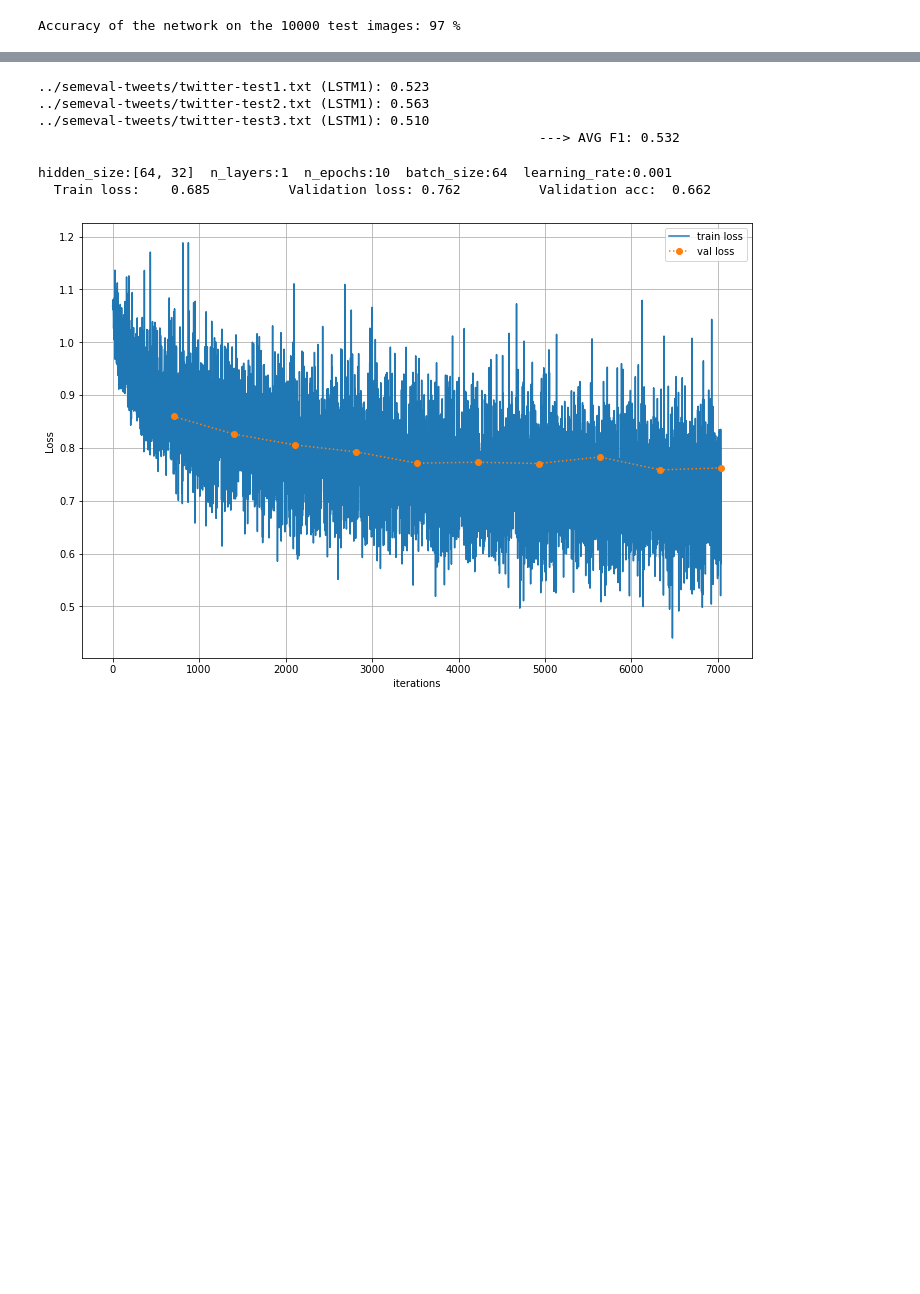
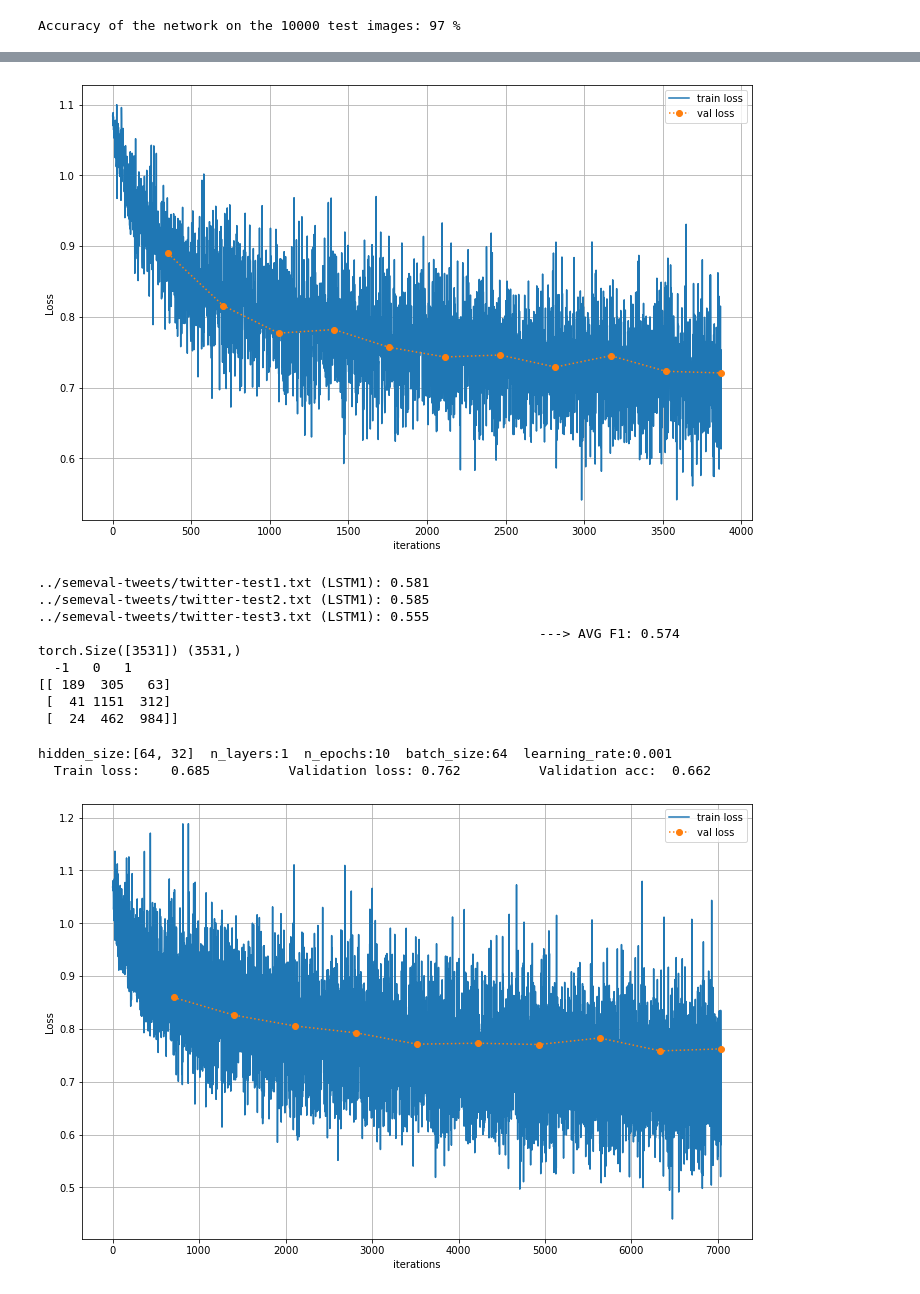
Before and after one commit to grohalex/NLP_TweetSentimentAnalysis, a Jupyter notebook: NN-testing.ipynb, the cells around one changed output, grey strips where cells are left out. Drawn from its saved outputs; the diff is of its cells as text; code cells hidden in the pictures; blank space fills up the shorter version.

Commit message:
added weighted-embedding selection of 5K words

```diff
--- a/NN-testing.ipynb
+++ b/NN-testing.ipynb
@@ -384,9 +386,8 @@ def random_seed_setup(seed):
 
 device = torch.device('cpu')                        # setting up the device
 random_seed_setup(123)                              # setting up the seed
-train_dataset = tweet_dataset("xy_train.pkl")    # loading data
-dev_dataset = tweet_dataset("xy_dev.pkl")
-test_dataset = tweet_dataset("xy_test1.pkl")
+train_dataset = tweet_dataset("xy-weighted2F1S/xy_train.pkl")    # loading WEIGHTED data !
+dev_dataset = tweet_dataset("xy-weighted2F1S/xy_dev.pkl")
 
 # Hyperparameters
 input_size = 100
@@ -395,9 +396,9 @@ hidden_size = 64
 hidden_size2 = 32
 n_layers = 1
 n_classes = 3
-n_epochs = 30
-batch_size = 64
-learning_rate = 0.0001
+n_epochs = 11
+batch_size = 128
+learning_rate = 0.001
 HYPER = {'hidden_size': [hidden_size,hidden_size2],'n_layers': n_layers,'n_epochs': n_epochs,'batch_size': batch_size,'learning_rate': learning_rate}
 
 # data loaders
@@ -406,8 +407,8 @@ dev_loader = DataLoader(dataset=dev_dataset, batch_size=batch_size, shuffle=True
 test_loader = DataLoader(dataset=test_dataset, batch_size=batch_size, shuffle=True, drop_last=True)
 
 # Fully connected neural network with one hidden layer
-class RNN(nn.Module):
-    def __init__(self, input_size, hidden_size, hidden_size2, n_layers, n_classes, embedding_matrix_file="embeddings.pkl"):
+class RNN(nn.Module):                                                                # -> adjusted the embeddings-weighted
+    def __init__(self, input_size, hidden_size, hidden_size2, n_layers, n_classes, embedding_matrix_file="xy-weighted2F1S/embeddings-weighted.pkl"):
         super(RNN, self).__init__()
 
         # load preprocessed embedding matrix
@@ -430,7 +431,6 @@ class RNN(nn.Module):
         self.embedding_dim = embedding_dim
         self.lstm = nn.LSTM(input_size, hidden_size, n_layers, batch_first=True)  #  x: (batch_size, seq, input_size)
         self.fc1 = nn.Linear(hidden_size, hidden_size2)
-        self.drop1= nn.Dropout(p=0.3)  # adding drop out
         self.relu = nn.ReLU()
         self.fc2 = nn.Linear(hidden_size2, n_classes)  # classification layer
 
@@ -448,7 +448,6 @@ class RNN(nn.Module):
         out = out[:,-1,:]  # take only the last time step in the sequence
             # (10, 60) ~ (batch_size, hidden_dim)
         out = self.fc1(out)
-        out = self.drop1(out)
         out = self.relu(out)
         out = self.fc2(out)
         return out
@@ -507,3 +506,4 @@ for epoch in tqdm(range(n_epochs)):
 print(f"  Train loss: \t {L[-1]:.3f} \t\tValidation loss: {L_validation[-1]:.3f}  \tValidation acc:  {val_accuracy:.3f} ")
 plt.figure(figsize=(12,8)); plt.plot(L, label="train loss");plt.xlabel('iterations');plt.ylabel('Loss');plt.grid()
 plt.plot(i_val, L_validation, 'o:', label="val loss"); plt.legend(); plt.show()
+# %% [output]
@@ -510,3 +512,4 @@ plt.plot(i_val, L_validation, 'o:', label="val loss"); plt.legend(); plt.show()
+[figure, added]
 # %%
 # test sets validation
 from sklearn.metrics import confusion_matrix
@@ -533,7 +536,7 @@ with open("preprocessing-sent-ID.pkl", 'rb') as inp_file:
     ID_test2 = list(IDs_test2.values())
     ID_test3 = list(IDs_test3.values())
 
-with open('xy_test1.pkl', 'rb') as inp_file:
+with open('xy-weighted2F1S/xy_test1.pkl', 'rb') as inp_file:
     temp = pickle.load(inp_file)
     [xs, ys] = temp
     xs1 = torch.from_numpy(xs)
@@ -541,7 +544,7 @@ with open('xy_test1.pkl', 'rb') as inp_file:
     xs1 = toTensor(xs1, dtype=torch.long, requires_grad=False)
     ys1 = toTensor(ys1, dtype=torch.long, requires_grad=False)
 
-with open('xy_test2.pkl', 'rb') as inp_file:
+with open('xy-weighted2F1S/xy_test2.pkl', 'rb') as inp_file:
     temp = pickle.load(inp_file)
     [xs, ys] = temp
     xs2 = torch.from_numpy(xs)
@@ -549,7 +552,7 @@ with open('xy_test2.pkl', 'rb') as inp_file:
     xs2 = toTensor(xs2, dtype=torch.long, requires_grad=False)
     ys2 = toTensor(ys2, dtype=torch.long, requires_grad=False)
 
-with open('xy_test3.pkl', 'rb') as inp_file:
+with open('xy-weighted2F1S/xy_test3.pkl', 'rb') as inp_file:
     temp = pickle.load(inp_file)
     [xs, ys] = temp
     xs3 = torch.from_numpy(xs)
@@ -582,14 +585,30 @@ s2 = evaluate(pred_dict2, '../semeval-tweets/twitter-test2.txt', classifier="LST
 s3 = evaluate(pred_dict3, '../semeval-tweets/twitter-test3.txt', classifier="LSTM1")
 print(f"\t\t\t\t\t\t\t\t---> AVG F1: {(s1+s2+s3)/3:.3f}")
 
-# conf = confusion_matrix(ys.detach().numpy(), y_pred.detach().numpy())
-# print('  -1   0   1')
-# print(conf)
+conf = confusion_matrix(ys1.detach().numpy(), y_pred_numeric1+1)
+print(ys1.shape, y_pred_numeric1.shape) ###
+print('  -1   0   1')
+print(conf)
+
+# ../semeval-tweets/twitter-test1.txt (LSTM1): 0.545
+# ../semeval-tweets/twitter-test2.txt (LSTM1): 0.574
+# ../semeval-tweets/twitter-test3.txt (LSTM1): 0.526
+# ---> AVG F1: 0.548
+# torch.Size([3531]) (3531,)
+# -1   0   1
+# [[ 161  333   63]
+#  [  33 1170  301]
+# [  28  504  938]]
 # %% [output]
-../semeval-tweets/twitter-test1.txt (LSTM1): 0.523
-../semeval-tweets/twitter-test2.txt (LSTM1): 0.563
-../semeval-tweets/twitter-test3.txt (LSTM1): 0.510
-                                                                ---> AVG F1: 0.532
+../semeval-tweets/twitter-test1.txt (LSTM1): 0.581
+../semeval-tweets/twitter-test2.txt (LSTM1): 0.585
+../semeval-tweets/twitter-test3.txt (LSTM1): 0.555
+                                                                ---> AVG F1: 0.574
+torch.Size([3531]) (3531,)
+  -1   0   1
+[[ 189  305   63]
+ [  41 1151  312]
+ [  24  462  984]]
 # %%
 # 10K LSTM
 
```
Also changed, not shown: parts of 4 cells of this notebook, 2 other files.
